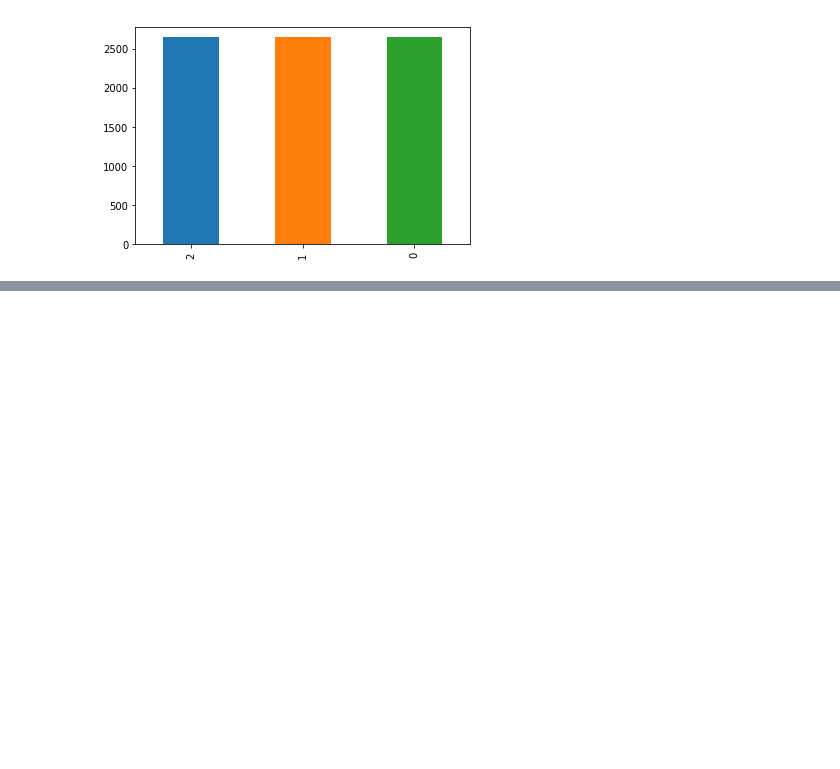
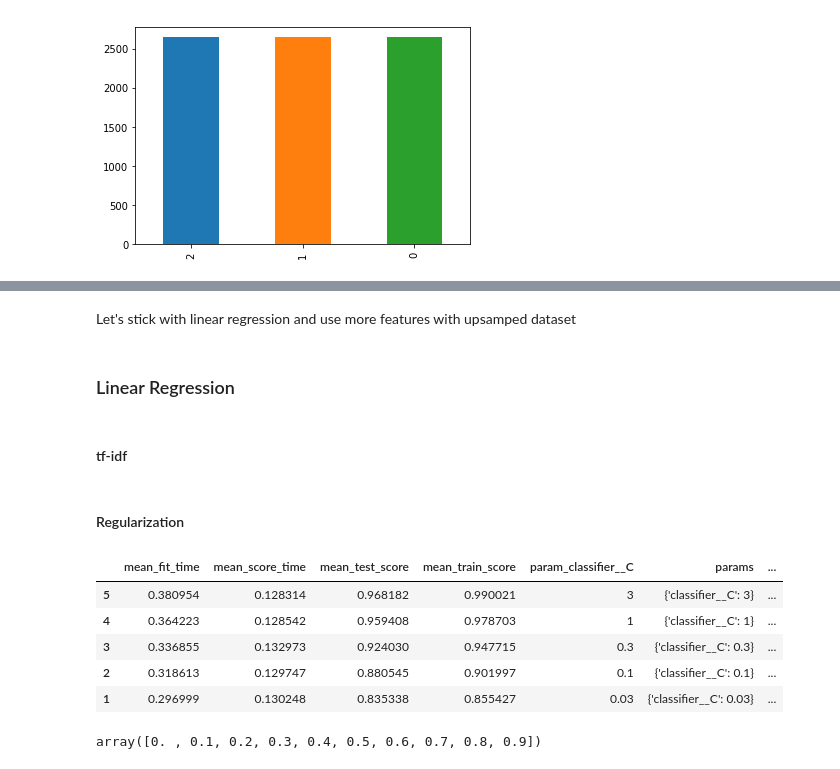
Before and after one commit to sudodoki/prj-nlp, a Jupyter notebook: students/SerhiiNechyporchuk/homework/05-bag-of-words/Homeword05.ipynb, the cells around one changed output, grey strips where cells are left out. Drawn from its saved outputs; the diff is of its cells as text; code cells hidden in the pictures; blank space fills up the shorter version.

```diff
--- a/students/SerhiiNechyporchuk/homework/05-bag-of-words/Homeword05.ipynb
+++ b/students/SerhiiNechyporchuk/homework/05-bag-of-words/Homeword05.ipynb
@@ -357,0 +459,7 @@ We see nice improvement
+# %%
+from sklearn.linear_model import LogisticRegression
+
+lr_p = Pipeline([('vectorizer', CountVectorizer(lowercase=False, tokenizer=lambda x: x, vocabulary=vocab)),
+                 ('classifier', LogisticRegression())])
+lr_p.fit(train3['review_doc'], train3['score'])
+print_metrics(lr_p, train3)
@@ -357,0 +497,23 @@ We see nice improvement
+# %% [markdown]
+Let's stick with linear regression and use more features with upsamped dataset
+# %% [markdown]
+### Linear Regression
+# %% [markdown]
+#### tf-idf
+# %% [markdown]
+#### Regularization
+# %%
+gs = GridSearchCV(lr_p, {'classifier__C': [0.01,0.03,0.1,0.3,1,3]}, scoring='f1_macro')
+gs.fit(train2['review_doc'],train2['score'])
+pd.DataFrame(gs.cv_results_).sort_values('mean_test_score', ascending=False).head()
+# %% [output]
+|  | mean_fit_time | mean_score_time | mean_test_score | mean_train_score | param_classifier__C | params | ... |
+| 5 | 0.380954 | 0.128314 | 0.968182 | 0.990021 | 3 | {'classifier__C': 3} | ... |
+| 4 | 0.364223 | 0.128542 | 0.959408 | 0.978703 | 1 | {'classifier__C': 1} | ... |
+| 3 | 0.336855 | 0.132973 | 0.924030 | 0.947715 | 0.3 | {'classifier__C': 0.3} | ... |
+| 2 | 0.318613 | 0.129747 | 0.880545 | 0.901997 | 0.1 | {'classifier__C': 0.1} | ... |
+| 1 | 0.296999 | 0.130248 | 0.835338 | 0.855427 | 0.03 | {'classifier__C': 0.03} | ... |
+# %%
+np.arange(0,1.0,0.1)
+# %% [output]
+array([0. , 0.1, 0.2, 0.3, 0.4, 0.5, 0.6, 0.7, 0.8, 0.9])
```
Also changed, not shown: parts of 42 cells of this notebook, 2 other files.
